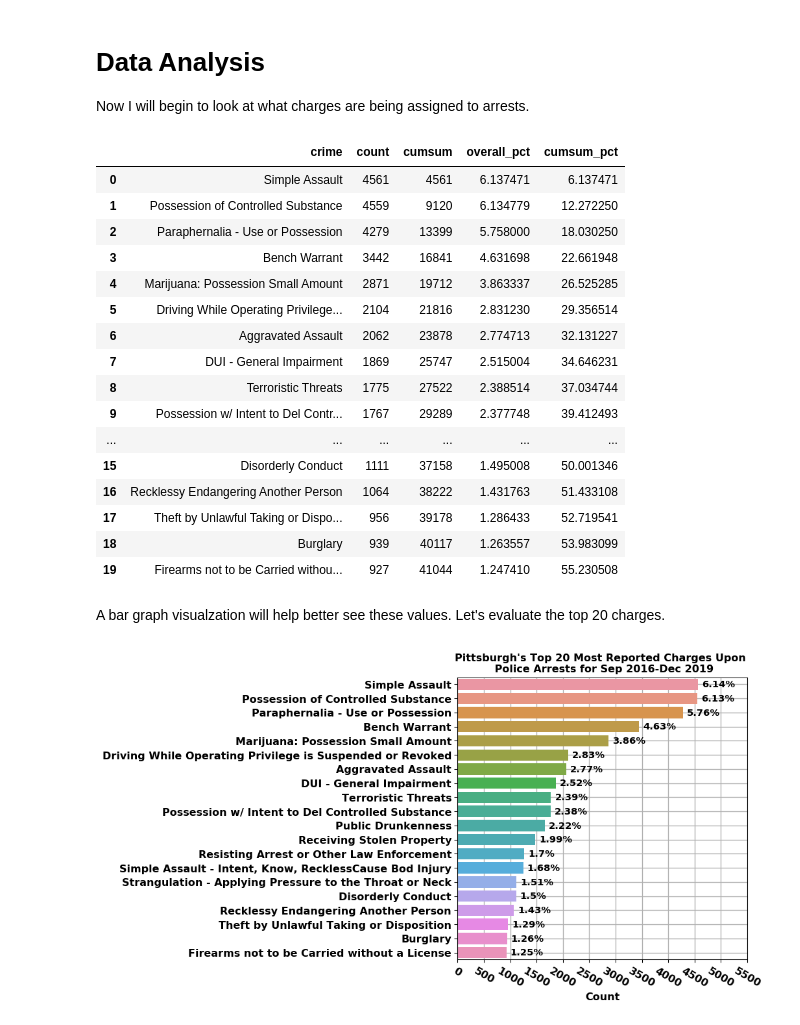
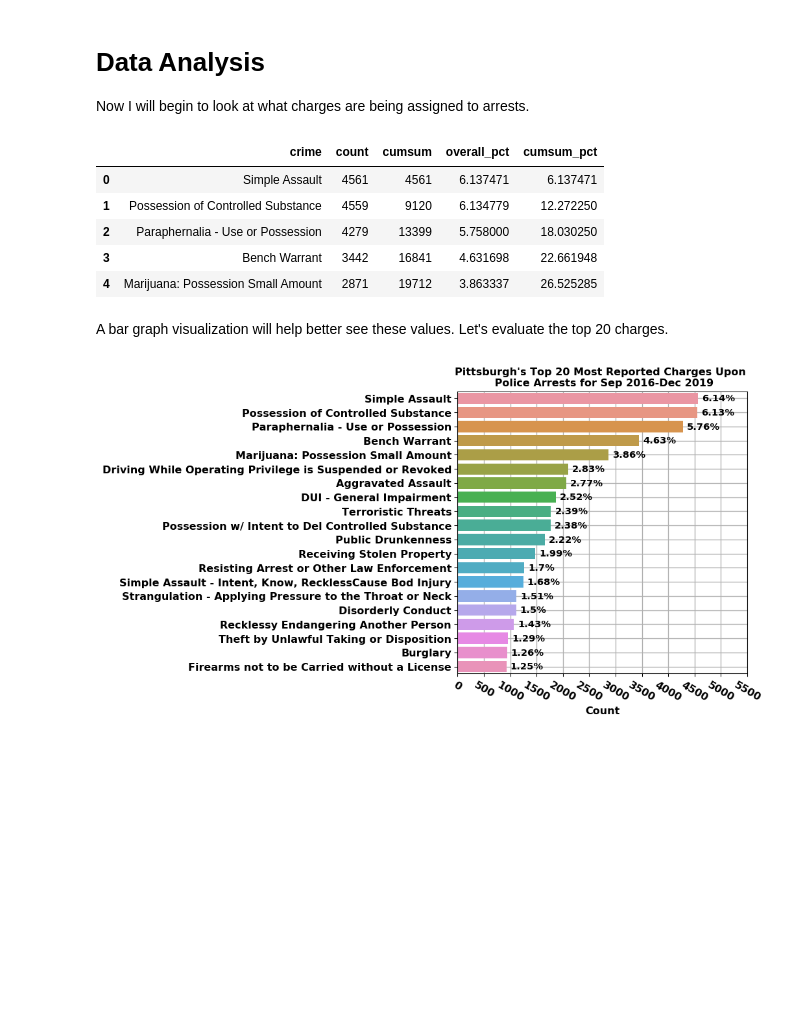
Before and after one commit to mjm286/Time-Series-Analysis-of-Crime-in-Pittsburgh-Pennsylvania, a Jupyter notebook: analysis.ipynb, the cells around one changed output. Cells and saved outputs as stored; diff of their text form; code cells hidden in the pictures; blank space fills up the shorter version.

```diff
--- a/analysis.ipynb
+++ b/analysis.ipynb
@@ -229,32 +228,21 @@ Now I will begin to look at what charges are being assigned to arrests.
 # %%
 # count the number of individual charges and how they compare to all the others.
 charge_info=arrests_cleaned['ARRESTDESCRIPT'].value_counts()
 charge_info=pd.DataFrame(charge_info).reset_index()
 charge_info=charge_info.rename(columns={'index': 'crime', 'ARRESTDESCRIPT': 'count'})
 charge_info['cumsum']=charge_info['count'].cumsum()
 charge_info['overall_pct']=(charge_info['count']/charge_info['count'].sum())*100
 charge_info['cumsum_pct']=charge_info['overall_pct'].cumsum()
-charge_info.head(20)
+charge_info.head()
 # %% [output]
 |  | crime | count | cumsum | overall_pct | cumsum_pct |
 | 0 | Simple Assault | 4561 | 4561 | 6.137471 | 6.137471 |
 | 1 | Possession of Controlled Substance | 4559 | 9120 | 6.134779 | 12.272250 |
 | 2 | Paraphernalia - Use or Possession | 4279 | 13399 | 5.758000 | 18.030250 |
 | 3 | Bench Warrant | 3442 | 16841 | 4.631698 | 22.661948 |
 | 4 | Marijuana: Possession Small Amount | 2871 | 19712 | 3.863337 | 26.525285 |
-| 5 | Driving While Operating Privilege... | 2104 | 21816 | 2.831230 | 29.356514 |
-| 6 | Aggravated Assault | 2062 | 23878 | 2.774713 | 32.131227 |
-| 7 | DUI - General Impairment | 1869 | 25747 | 2.515004 | 34.646231 |
-| 8 | Terroristic Threats | 1775 | 27522 | 2.388514 | 37.034744 |
-| 9 | Possession w/ Intent to Del Contr... | 1767 | 29289 | 2.377748 | 39.412493 |
-| ... | ... | ... | ... | ... | ... |
-| 15 | Disorderly Conduct | 1111 | 37158 | 1.495008 | 50.001346 |
-| 16 | Recklessy Endangering Another Person | 1064 | 38222 | 1.431763 | 51.433108 |
-| 17 | Theft by Unlawful Taking or Dispo... | 956 | 39178 | 1.286433 | 52.719541 |
-| 18 | Burglary | 939 | 40117 | 1.263557 | 53.983099 |
-| 19 | Firearms not to be Carried withou... | 927 | 41044 | 1.247410 | 55.230508 |
 # %% [markdown]
-A bar graph visualzation will help better see these values.  Let's evaluate the top 20 charges.
+A bar graph visualization will help better see these values.  Let's evaluate the top 20 charges.
 # %%
 # barplot of top 20 most reported charges with arrests
 fig = plt.figure(figsize=(6, 6), dpi=96)
```
Also changed, not shown: parts of 19 cells of this notebook.
